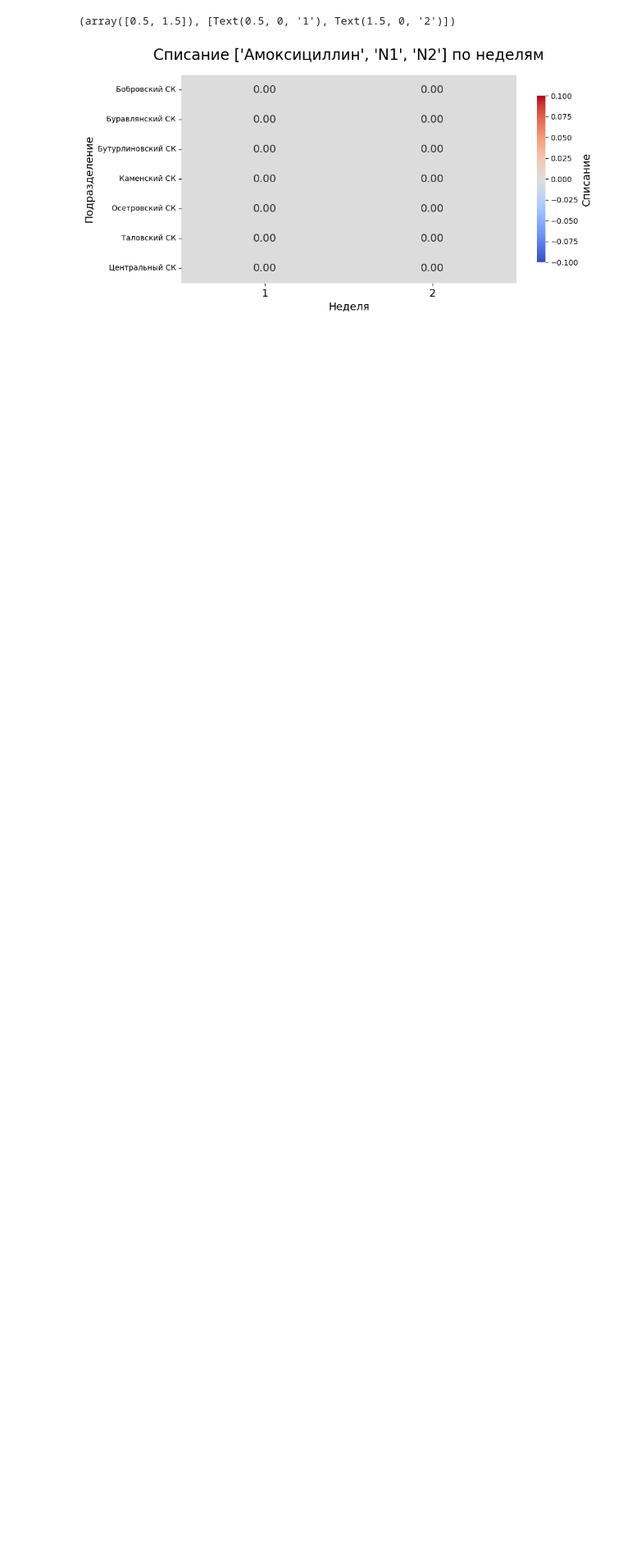
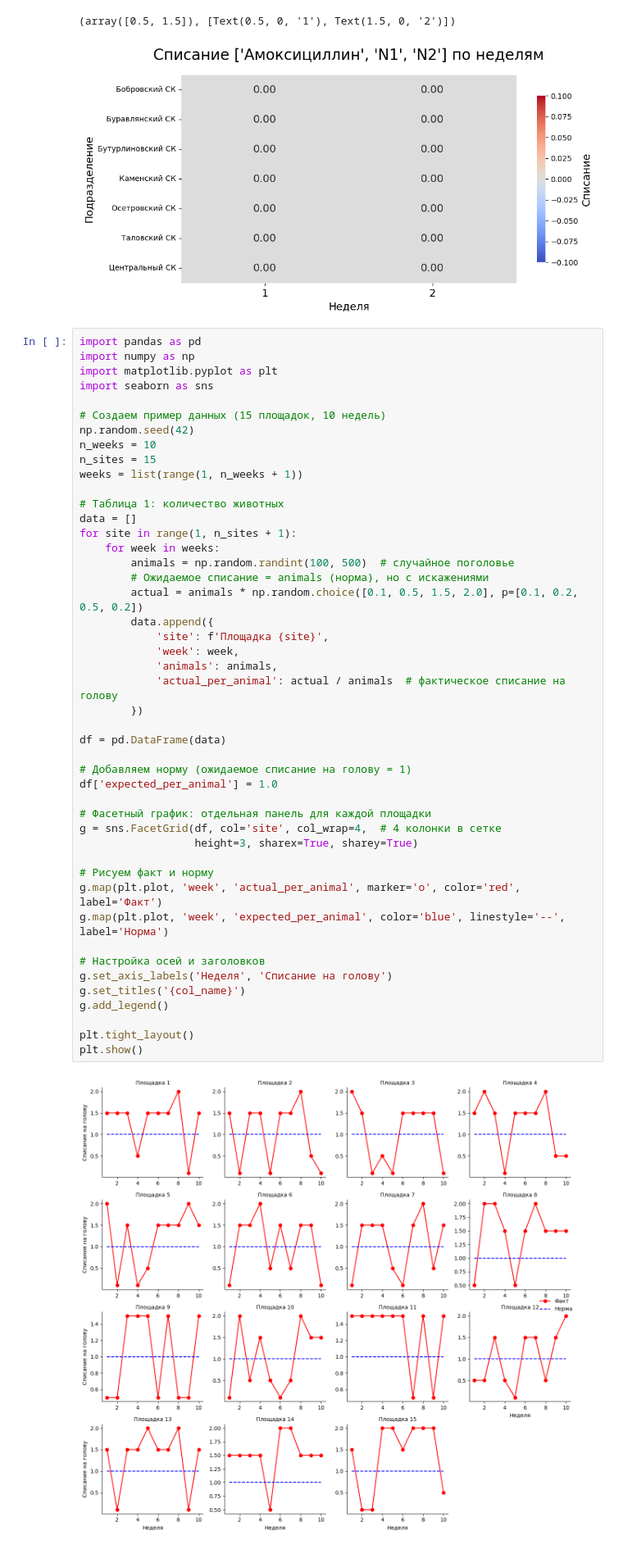
Before and after one commit to ryaguzov2020-a11y/Learning, a Jupyter notebook: Черновики/ВетПроект.ipynb, the cells around one changed output. Shown at 82% size. Saved outputs shown, nothing was run; the diff lists cells and outputs as text; blank space fills up the shorter version.

```diff
--- a/Черновики/ВетПроект.ipynb
+++ b/Черновики/ВетПроект.ipynb
@@ -93,3 +93,51 @@ plt.xticks(fontsize=14)
 # %% [output]
 (array([0.5, 1.5]), [Text(0.5, 0, '1'), Text(1.5, 0, '2')])
 [figure]
+# %%
+import pandas as pd
+import numpy as np
+import matplotlib.pyplot as plt
+import seaborn as sns
+
+# Создаем пример данных (15 площадок, 10 недель)
+np.random.seed(42)
+n_weeks = 10
+n_sites = 15
+weeks = list(range(1, n_weeks + 1))
+
+# Таблица 1: количество животных
+data = []
+for site in range(1, n_sites + 1):
+    for week in weeks:
+        animals = np.random.randint(100, 500)  # случайное поголовье
+        # Ожидаемое списание = animals (норма), но с искажениями
+        actual = animals * np.random.choice([0.1, 0.5, 1.5, 2.0], p=[0.1, 0.2, 0.5, 0.2])
+        data.append({
+            'site': f'Площадка {site}',
+            'week': week,
+            'animals': animals,
+            'actual_per_animal': actual / animals  # фактическое списание на голову
+        })
+
+df = pd.DataFrame(data)
+
+# Добавляем норму (ожидаемое списание на голову = 1)
+df['expected_per_animal'] = 1.0
+
+# Фасетный график: отдельная панель для каждой площадки
+g = sns.FacetGrid(df, col='site', col_wrap=4,  # 4 колонки в сетке
+                  height=3, sharex=True, sharey=True)
+
+# Рисуем факт и норму
+g.map(plt.plot, 'week', 'actual_per_animal', marker='o', color='red', label='Факт')
+g.map(plt.plot, 'week', 'expected_per_animal', color='blue', linestyle='--', label='Норма')
+
+# Настройка осей и заголовков
+g.set_axis_labels('Неделя', 'Списание на голову')
+g.set_titles('{col_name}')
+g.add_legend()
+
+plt.tight_layout()
+plt.show()
+# %% [output]
+[figure, added]
```
Also changed, not shown: parts of 5 cells of this notebook.
